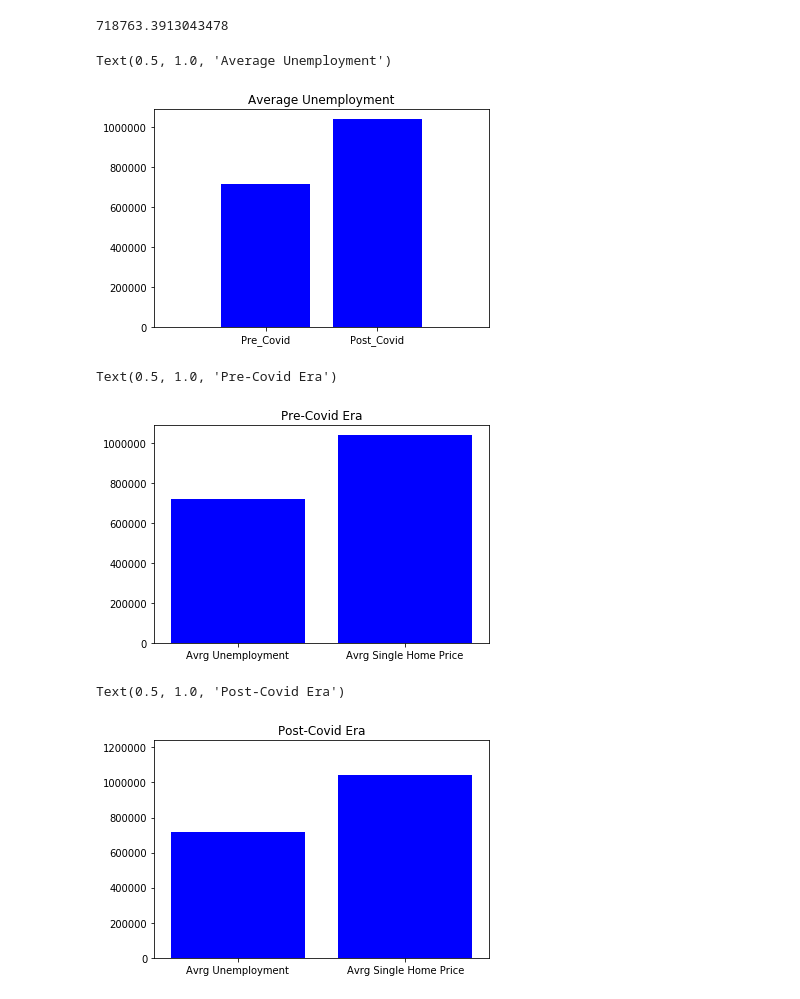
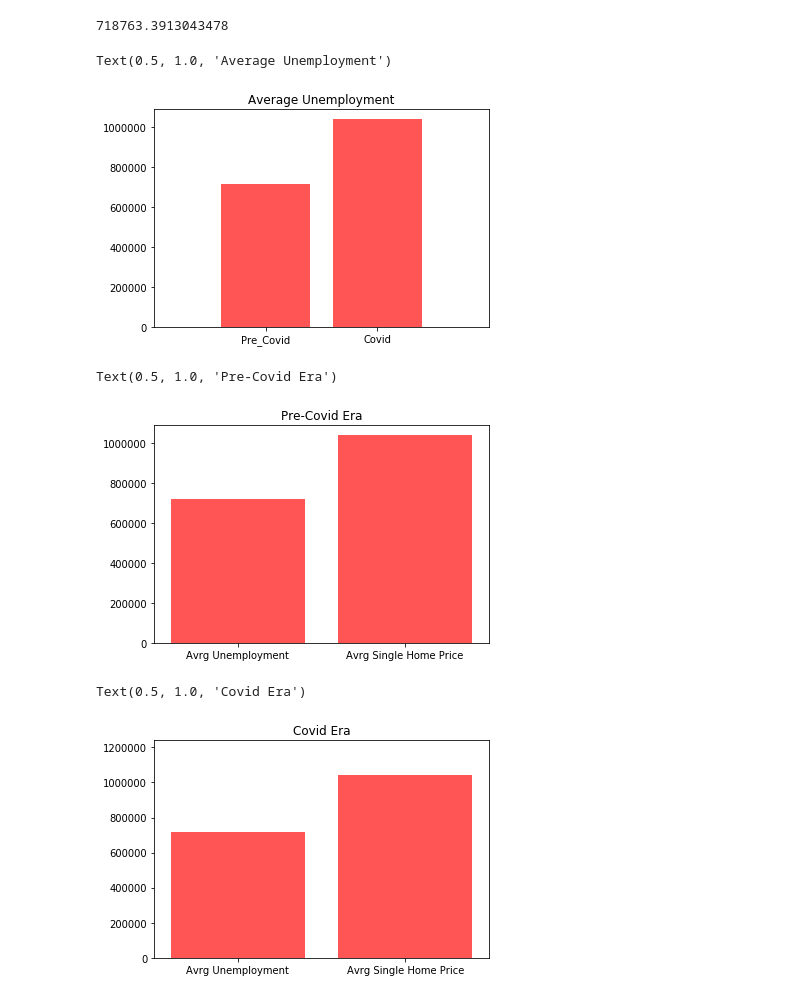
Before and after one commit to CovidSurvivalGroup/CovidSurviving-Economics, a Jupyter notebook: visuals/Texas_COVID.ipynb, the cells around one changed output. Cells and saved outputs as stored; diff of their text form; code cells hidden in the pictures.

```diff
--- a/visuals/Texas_COVID.ipynb
+++ b/visuals/Texas_COVID.ipynb
@@ -5,7 +5,7 @@ import pandas as pd
 import numpy as np
 import scipy.stats as st
 # %%
-texas = pd.read_csv("new_Texas.csv")
+texas = pd.read_csv("../data/new_Texas.csv")
 texas.head()
 # %% [output]
 |  | Year | Period | employment | unemployment | unemployment rate | single_home_avg_prices | is_covid |
@@ -55,27 +55,27 @@ pre_covid
 # %%
 covid_avrg_c= [pre_covid,post_covid]
 x_axis_c = np.arange(len(covid_avrg_c))
-plt.bar(x_axis_c, covid_avrg_c, color='b', alpha=1, align="center")
+plt.bar(x_axis_c, covid_avrg_c, color='#ff5555', alpha=1, align="center")
 tick_locations = [value for value in x_axis_c]
-plt.xticks(tick_locations, ['Pre_Covid', 'Post_Covid'])
+plt.xticks(tick_locations, ['Pre_Covid', 'Covid'])
 plt.xlim(-1, len(x_axis_c)-0)
 plt.ylim(0, max(covid_avrg_c)+50000)
 plt.title('Average Unemployment')
 # %% [output]
 Text(0.5, 1.0, 'Average Unemployment')
-[figure, old version]
+[figure, new version]
 # %%
 covid_avrg= [pre_covid,post_covid]
 x_axis = np.arange(len(covid_avrg))
-plt.bar(x_axis, covid_avrg, color='b', alpha=1, align="center")
+plt.bar(x_axis, covid_avrg, color='#ff5555', alpha=1, align="center")
 tick_locations = [value for value in x_axis]
 plt.xticks(tick_locations, ['Avrg Unemployment', 'Avrg Single Home Price'])
 plt.xlim(-.50, len(x_axis)-.50)
 plt.ylim(0, max(covid_avrg)+50000)
 plt.title('Pre-Covid Era')
 # %% [output]
 Text(0.5, 1.0, 'Pre-Covid Era')
-[figure, old version]
+[figure, new version]
 # %%
 tail_b= texas.tail(5)
 post_covid_b=tail_b["unemployment"].mean()
@@ -85,12 +85,12 @@ pre_covid_b=top_b["unemployment"].mean()
 # %%
 covid_avrg_b= [pre_covid,post_covid_b]
 x_axis_b = np.arange(len(covid_avrg_b))
-plt.bar(x_axis_b, covid_avrg_b, color='b', alpha=1, align="center")
+plt.bar(x_axis_b, covid_avrg_b, color='#ff5555', alpha=1, align="center")
 tick_locations = [value for value in x_axis]
 plt.xticks(tick_locations, ['Avrg Unemployment', 'Avrg Single Home Price'])
 plt.xlim(-.50, len(x_axis_b)-.50)
 plt.ylim(0, max(covid_avrg_b)+200000)
-plt.title('Post-Covid Era')
+plt.title('Covid Era')
 # %% [output]
-Text(0.5, 1.0, 'Post-Covid Era')
+Text(0.5, 1.0, 'Covid Era')
-[figure, old version]
+[figure, new version]
```
Also changed, not shown: parts of 3 cells of this notebook, 22 other files.
